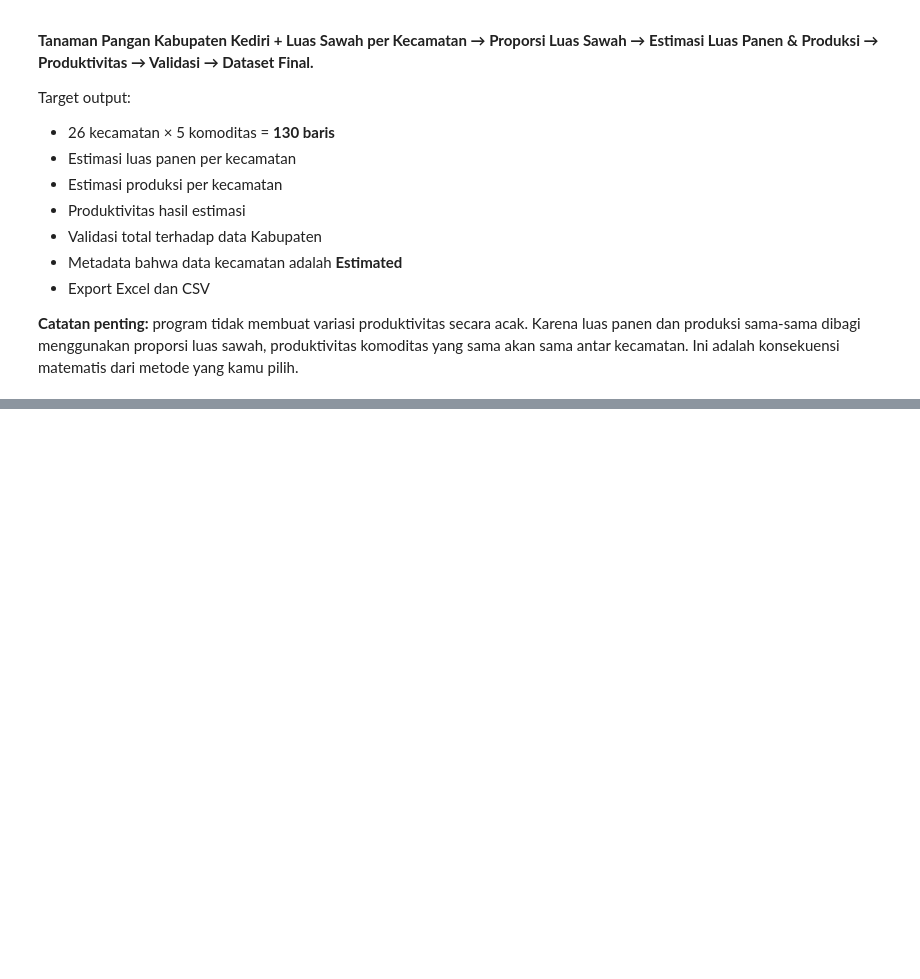
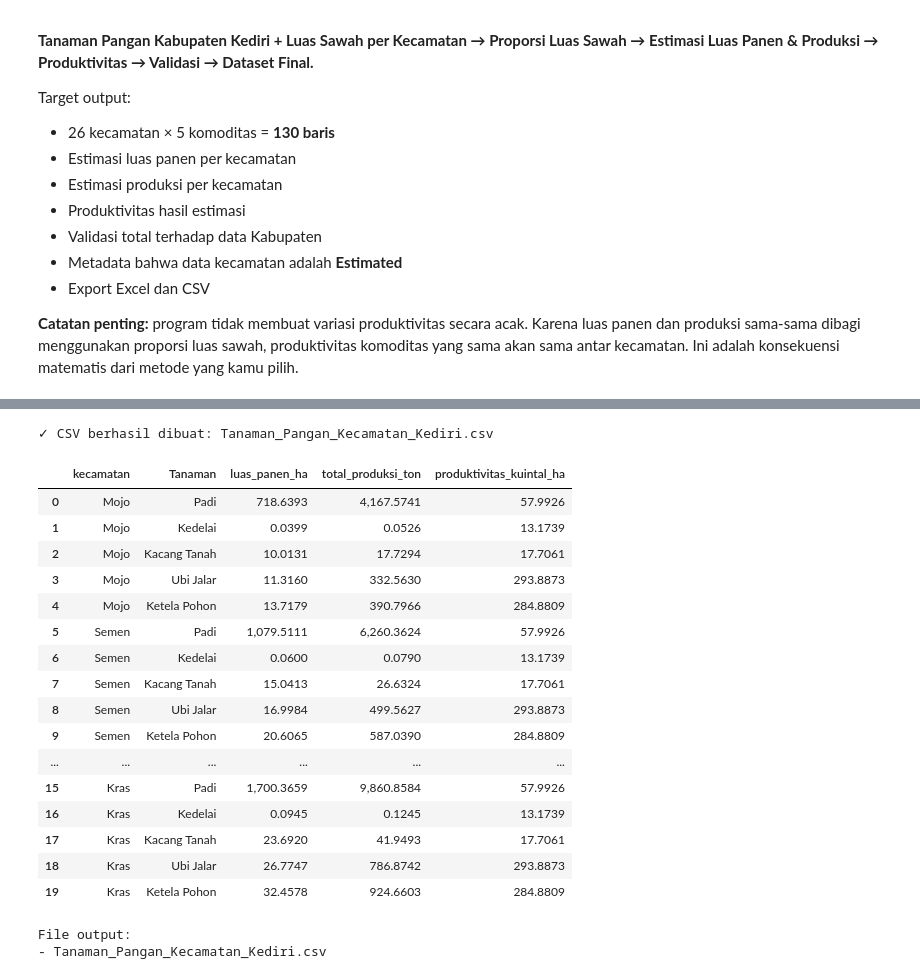
Before and after one commit to zarahrnw/AgriDash-0.1, a Jupyter notebook: notebooks/Pembagian Tanaman Pangan.ipynb, the cells around one changed output, grey strips where cells are left out. Drawn from its saved outputs; the diff is of its cells as text; code cells hidden in the pictures; blank space fills up the shorter version.

```diff
--- a/notebooks/Pembagian Tanaman Pangan.ipynb
+++ b/notebooks/Pembagian Tanaman Pangan.ipynb
@@ -52,6 +115,6 @@ display(df_tanaman_raw)
 # %%
 # ============================================================
-# 3. CLEANING DATA TANAMAN PANGAN
+# 4. CLEANING DATA TANAMAN PANGAN
 # ============================================================
 
 def extract_number(value):
@@ -73,12 +136,12 @@ def extract_number(value):
 
 
 required_crop_columns = {"Tanaman", "Luas Panen", "Produksi", "Produktivitas"}
-missing_crop = required_crop_columns - set(df_tanaman_raw.columns)
+missing_crop = required_crop_columns - set(df_tanaman.columns)
 
 if missing_crop:
     raise ValueError(f"Kolom tanaman pangan tidak ditemukan: {missing_crop}")
 
-df_tanaman = df_tanaman_raw.copy()
+df_tanaman = df_tanaman.copy()
 
 df_tanaman["luas_panen_kab_ha"] = df_tanaman["Luas Panen"].apply(extract_number)
 df_tanaman["produksi_kab_ton"] = df_tanaman["Produksi"].apply(extract_number)
@@ -105,10 +176,10 @@ display(df_tanaman)
 # %%
 # ============================================================
-# 4. BACA DATA LUAS SAWAH PER KECAMATAN
+# 5. BACA DATA LUAS SAWAH PER KECAMATAN
 # ============================================================
 
 # CSV yang kamu upload memiliki 4 baris pembuka sebelum header data.
-df_sawah_raw = pd.read_csv(FILE_SAWAH, skiprows=4)
+df_sawah_raw = pd.read_csv(file_sawah, skiprows=4, header=None)
 
 print("Ukuran dataset:", df_sawah_raw.shape)
 display(df_sawah_raw.head())
@@ -235,24 +357,24 @@ print(
 # %%
 # ============================================================
-# 9. ESTIMASI LUAS PANEN DAN PRODUKSI
+# 10. LUAS PANEN DAN PRODUKSI
 # ============================================================
 
-df_final["luas_panen_estimasi_ha"] = (
+df_final["luas_panen_ha"] = (
     df_final["luas_panen_kab_ha"] *
     df_final["proporsi_sawah"]
 )
 
-df_final["produksi_estimasi_ton"] = (
+df_final["total_produksi_ton"] = (
     df_final["produksi_kab_ton"] *
     df_final["proporsi_sawah"]
 )
 
 # Ton/Ha -> Kuintal/Ha
-df_final["produktivitas_estimasi_kuintal_ha"] = np.where(
-    df_final["luas_panen_estimasi_ha"] > 0,
+df_final["produktivitas_kuintal_ha"] = np.where(
+    df_final["luas_panen_ha"] > 0,
     (
-        df_final["produksi_estimasi_ton"] /
-        df_final["luas_panen_estimasi_ha"]
+        df_final["total_produksi_ton"] /
+        df_final["luas_panen_ha"]
     ) * 10,
     np.nan,
 )
@@ -410,9 +457,9 @@ print(f"✓ Excel berhasil dibuat: {OUTPUT_EXCEL}")
 # %%
 # ============================================================
-# 15. EXPORT KE CSV
+# 13. EXPORT KE CSV
 # ============================================================
 
-OUTPUT_CSV = "Dataset_Tanaman_Pangan_Kecamatan_Kediri_Estimasi.csv"
+OUTPUT_CSV = "Tanaman_Pangan_Kecamatan_Kediri.csv"
 
 df_final.to_csv(
     OUTPUT_CSV,
@@ -421,27 +468,44 @@ df_final.to_csv(
 )
 
 print(f"✓ CSV berhasil dibuat: {OUTPUT_CSV}")
+# %% [output]
+✓ CSV berhasil dibuat: Tanaman_Pangan_Kecamatan_Kediri.csv
 # %%
 # ============================================================
-# 16. TAMPILKAN HASIL AKHIR
+# 14. TAMPILKAN HASIL AKHIR
 # ============================================================
 
 display(
     df_final[
         [
-            "tahun_data",
             "kecamatan",
             "Tanaman",
-            "luas_sawah_ha",
-            "proporsi_sawah",
-            "luas_panen_estimasi_ha",
-            "produksi_estimasi_ton",
-            "produktivitas_estimasi_kuintal_ha",
-            "status_data",
+            "luas_panen_ha",
+            "total_produksi_ton",
+            "produktivitas_kuintal_ha",
         ]
     ].head(20)
 )
 
 print("\nFile output:")
-print("-", OUTPUT_EXCEL)
 print("-", OUTPUT_CSV)
+# %% [output]
+|  | kecamatan | Tanaman | luas_panen_ha | total_produksi_ton | produktivitas_kuintal_ha |
+| 0 | Mojo | Padi | 718.6393 | 4,167.5741 | 57.9926 |
+| 1 | Mojo | Kedelai | 0.0399 | 0.0526 | 13.1739 |
+| 2 | Mojo | Kacang Tanah | 10.0131 | 17.7294 | 17.7061 |
+| 3 | Mojo | Ubi Jalar | 11.3160 | 332.5630 | 293.8873 |
+| 4 | Mojo | Ketela Pohon | 13.7179 | 390.7966 | 284.8809 |
+| 5 | Semen | Padi | 1,079.5111 | 6,260.3624 | 57.9926 |
+| 6 | Semen | Kedelai | 0.0600 | 0.0790 | 13.1739 |
+| 7 | Semen | Kacang Tanah | 15.0413 | 26.6324 | 17.7061 |
+| 8 | Semen | Ubi Jalar | 16.9984 | 499.5627 | 293.8873 |
+| 9 | Semen | Ketela Pohon | 20.6065 | 587.0390 | 284.8809 |
+| ... | ... | ... | ... | ... | ... |
+| 15 | Kras | Padi | 1,700.3659 | 9,860.8584 | 57.9926 |
+| 16 | Kras | Kedelai | 0.0945 | 0.1245 | 13.1739 |
+| 17 | Kras | Kacang Tanah | 23.6920 | 41.9493 | 17.7061 |
+| 18 | Kras | Ubi Jalar | 26.7747 | 786.8742 | 293.8873 |
+| 19 | Kras | Ketela Pohon | 32.4578 | 924.6603 | 284.8809 |
+File output:
+- Tanaman_Pangan_Kecamatan_Kediri.csv
```
Also changed, not shown: parts of 15 cells of this notebook, 1 other file.
